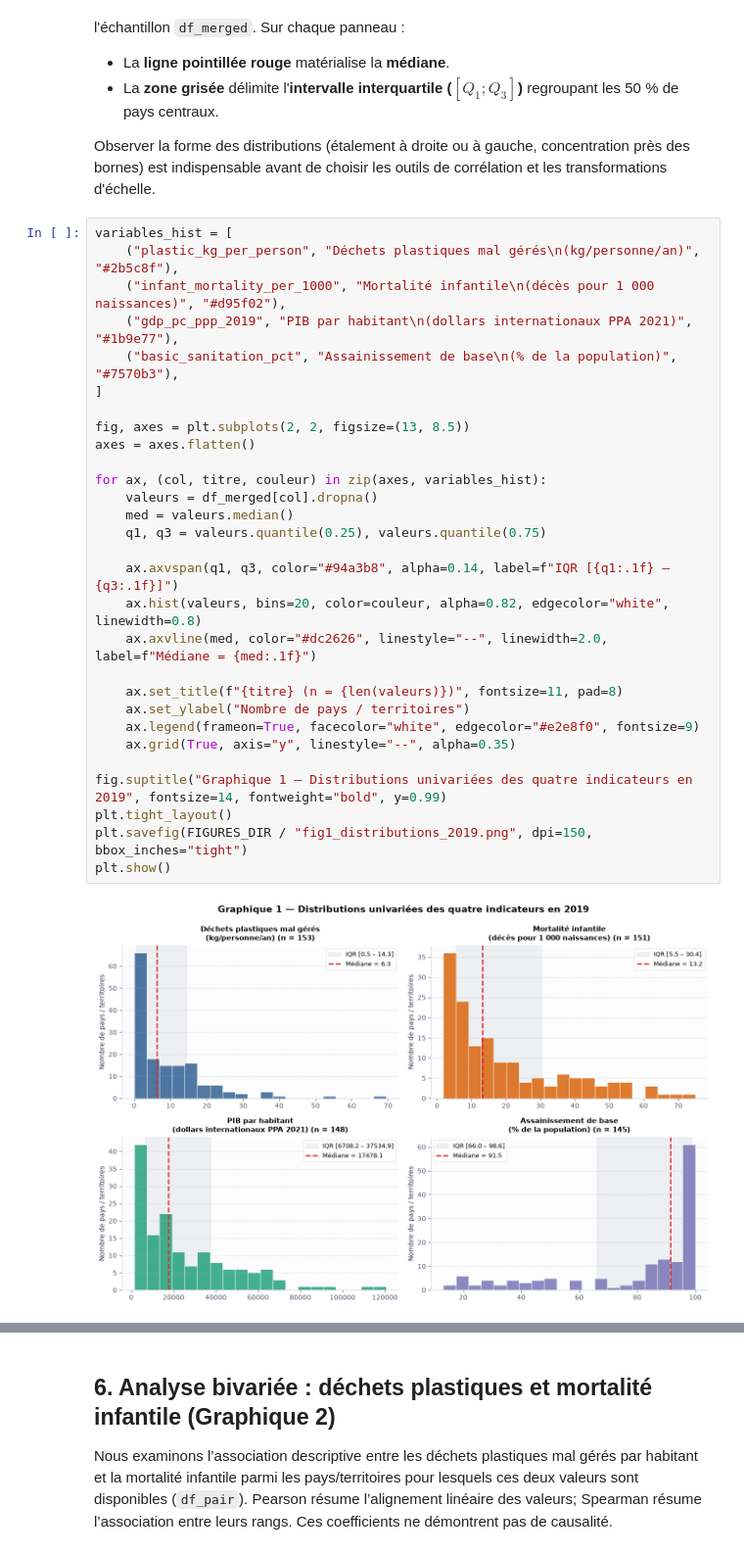
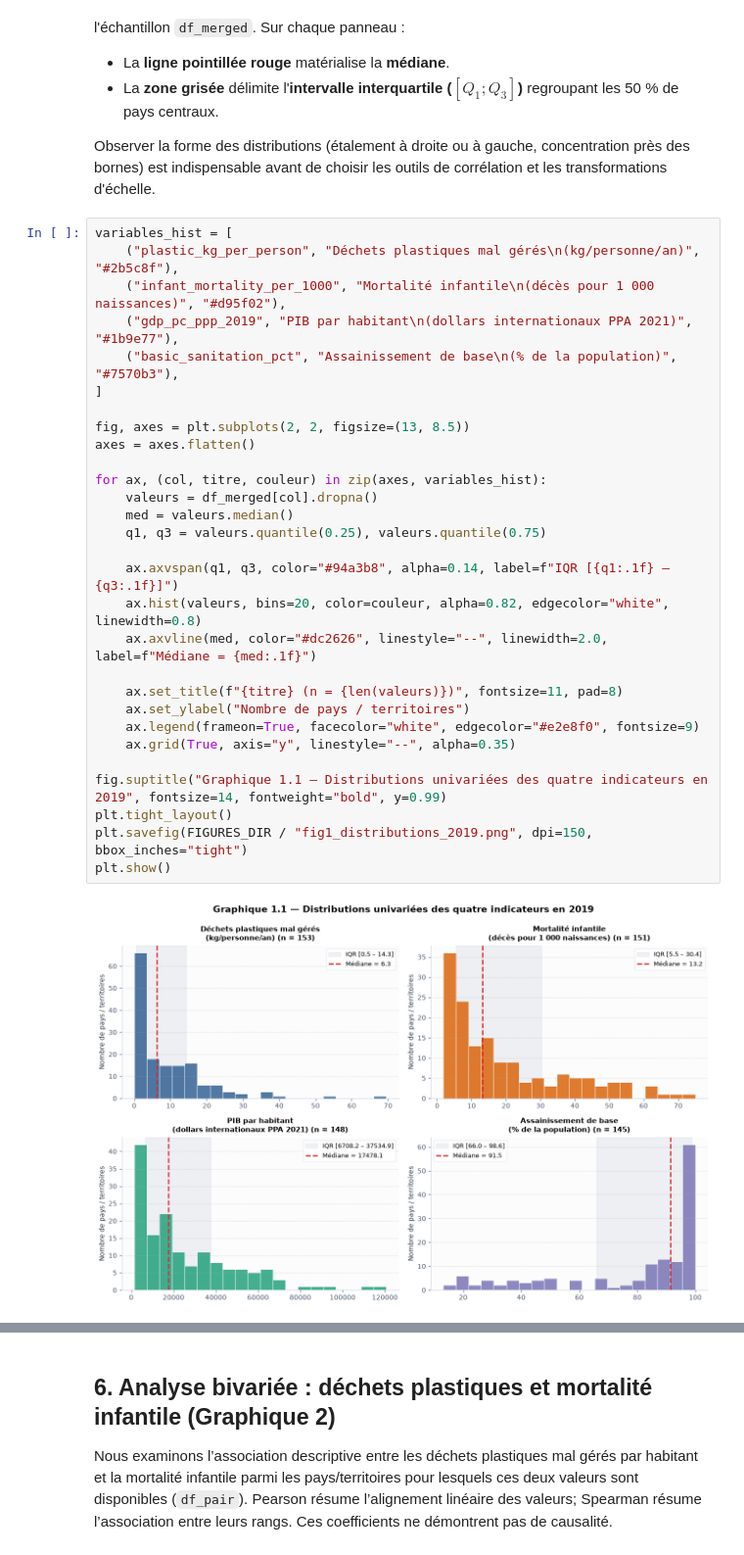
Before and after one commit to Rayanisworking/Python-pour-la-data-science, a Jupyter notebook: Notebook.ipynb, the cells around one changed output, grey strips where cells are left out. Shown at 98% size. Drawn from its saved outputs; the diff is of its cells as text.

```diff
--- a/Notebook.ipynb
+++ b/Notebook.ipynb
@@ -298,33 +298,33 @@ Observer la forme des distributions (étalement à droite ou à gauche, concentr
 # %%
 variables_hist = [
     ("plastic_kg_per_person", "Déchets plastiques mal gérés\n(kg/personne/an)", "#2b5c8f"),
     ("infant_mortality_per_1000", "Mortalité infantile\n(décès pour 1 000 naissances)", "#d95f02"),
     ("gdp_pc_ppp_2019", "PIB par habitant\n(dollars internationaux PPA 2021)", "#1b9e77"),
     ("basic_sanitation_pct", "Assainissement de base\n(% de la population)", "#7570b3"),
 ]
 
 fig, axes = plt.subplots(2, 2, figsize=(13, 8.5))
 axes = axes.flatten()
 
 for ax, (col, titre, couleur) in zip(axes, variables_hist):
     valeurs = df_merged[col].dropna()
     med = valeurs.median()
     q1, q3 = valeurs.quantile(0.25), valeurs.quantile(0.75)
 
     ax.axvspan(q1, q3, color="#94a3b8", alpha=0.14, label=f"IQR [{q1:.1f} – {q3:.1f}]")
     ax.hist(valeurs, bins=20, color=couleur, alpha=0.82, edgecolor="white", linewidth=0.8)
     ax.axvline(med, color="#dc2626", linestyle="--", linewidth=2.0, label=f"Médiane = {med:.1f}")
 
     ax.set_title(f"{titre} (n = {len(valeurs)})", fontsize=11, pad=8)
     ax.set_ylabel("Nombre de pays / territoires")
     ax.legend(frameon=True, facecolor="white", edgecolor="#e2e8f0", fontsize=9)
     ax.grid(True, axis="y", linestyle="--", alpha=0.35)
 
-fig.suptitle("Graphique 1 — Distributions univariées des quatre indicateurs en 2019", fontsize=14, fontweight="bold", y=0.99)
+fig.suptitle("Graphique 1.1 — Distributions univariées des quatre indicateurs en 2019", fontsize=14, fontweight="bold", y=0.99)
 plt.tight_layout()
 plt.savefig(FIGURES_DIR / "fig1_distributions_2019.png", dpi=150, bbox_inches="tight")
 plt.show()
 # %% [output]
-[figure, old version]
+[figure, new version]
 # %% [markdown]
 <div style="background-color: #f8fafc; border: 1px solid #cbd5e1; border-left: 4px solid #1b9e77; padding: 14px 18px; border-radius: 6px; margin-top: 8px;">
```
Also changed, not shown: parts of 6 cells of this notebook, 13 other files.
